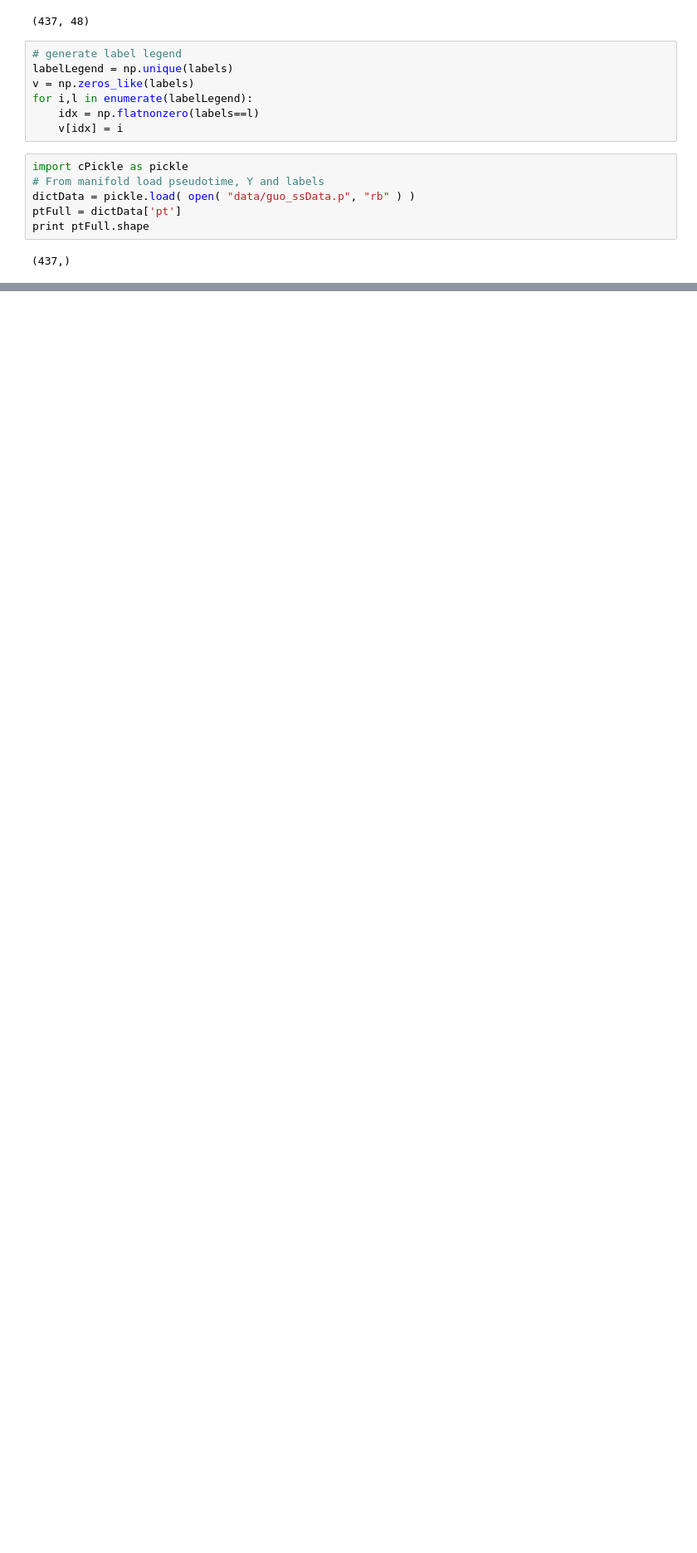
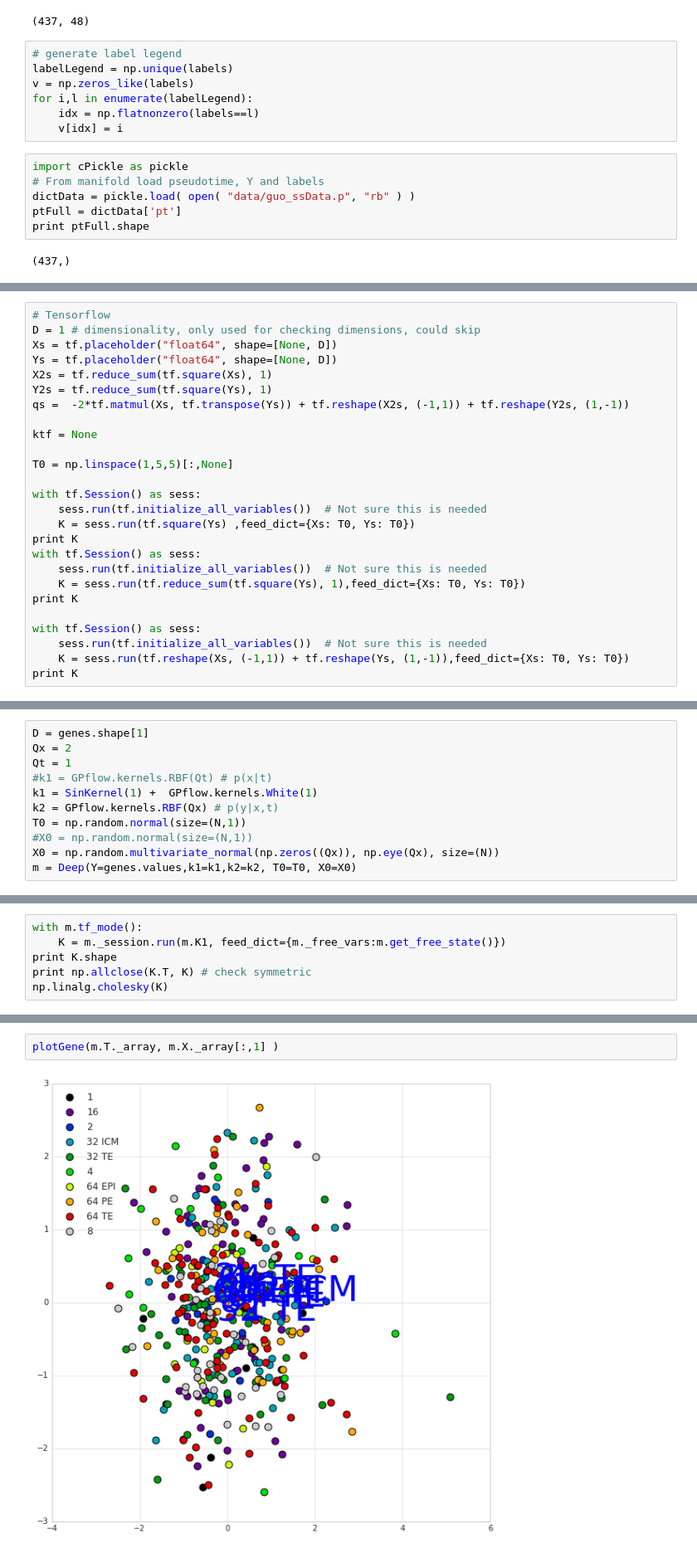
Before and after one commit to ManchesterBioinference/BranchedGP, a Jupyter notebook: GPflowNonStationaryPeriodicKernel.ipynb, the cells around one changed output, grey strips where cells are left out. Shown at 83% size. Drawn from its saved outputs; the diff is of its cells as text; blank space fills up the shorter version.

```diff
--- a/notebooks/MouseData-Copy1.ipynb
+++ b/GPflowNonStationaryPeriodicKernel.ipynb
@@ -92,0 +156,26 @@ Caused by op u'Slice_13', defined at:
+# %%
+# Tensorflow
+D = 1 # dimensionality, only used for checking dimensions, could skip
+Xs = tf.placeholder("float64", shape=[None, D])
+Ys = tf.placeholder("float64", shape=[None, D])
+X2s = tf.reduce_sum(tf.square(Xs), 1)
+Y2s = tf.reduce_sum(tf.square(Ys), 1)
+qs =  -2*tf.matmul(Xs, tf.transpose(Ys)) + tf.reshape(X2s, (-1,1)) + tf.reshape(Y2s, (1,-1))
+
+ktf = None
+
+T0 = np.linspace(1,5,5)[:,None]
+
+with tf.Session() as sess:
+    sess.run(tf.initialize_all_variables())  # Not sure this is needed
+    K = sess.run(tf.square(Ys) ,feed_dict={Xs: T0, Ys: T0})
+print K
+with tf.Session() as sess:
+    sess.run(tf.initialize_all_variables())  # Not sure this is needed
+    K = sess.run(tf.reduce_sum(tf.square(Ys), 1),feed_dict={Xs: T0, Ys: T0})
+print K
+
+with tf.Session() as sess:
+    sess.run(tf.initialize_all_variables())  # Not sure this is needed
+    K = sess.run(tf.reshape(Xs, (-1,1)) + tf.reshape(Ys, (1,-1)),feed_dict={Xs: T0, Ys: T0})
+print K
@@ -92,0 +229,11 @@ Caused by op u'Slice_13', defined at:
+# %%
+D = genes.shape[1]
+Qx = 2
+Qt = 1
+#k1 = GPflow.kernels.RBF(Qt) # p(x|t)
+k1 = SinKernel(1) +  GPflow.kernels.White(1)
+k2 = GPflow.kernels.RBF(Qx) # p(y|x,t)
+T0 = np.random.normal(size=(N,1))
+#X0 = np.random.normal(size=(N,1))
+X0 = np.random.multivariate_normal(np.zeros((Qx)), np.eye(Qx), size=(N))
+m = Deep(Y=genes.values,k1=k1,k2=k2, T0=T0, X0=X0)
@@ -92,0 +247,6 @@ Caused by op u'Slice_13', defined at:
+# %%
+with m.tf_mode():
+    K = m._session.run(m.K1, feed_dict={m._free_vars:m.get_free_state()})
+print K.shape
+print np.allclose(K.T, K) # check symmetric
+np.linalg.cholesky(K)
@@ -92,0 +274,4 @@ Caused by op u'Slice_13', defined at:
+# %%
+plotGene(m.T._array, m.X._array[:,1] )
+# %% [output]
+[figure, added]
```
Also changed, not shown: parts of 14 cells of this notebook, 70 other files.
